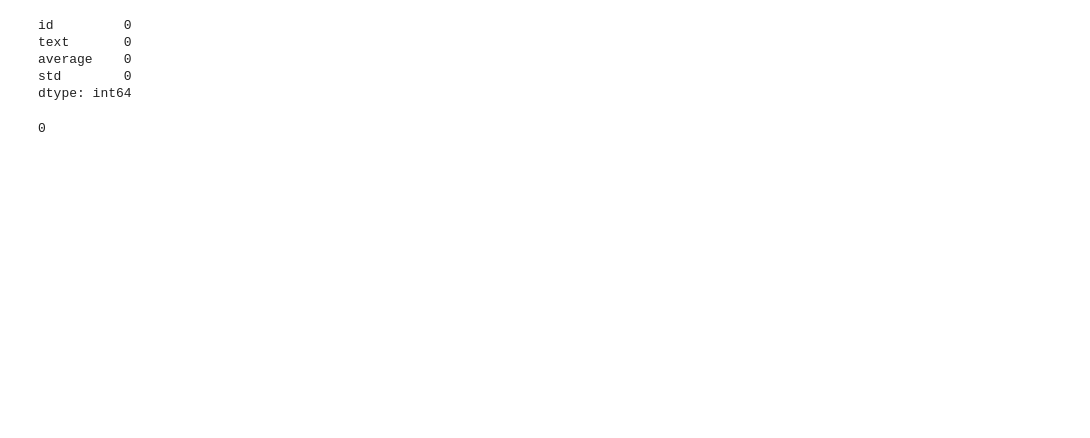
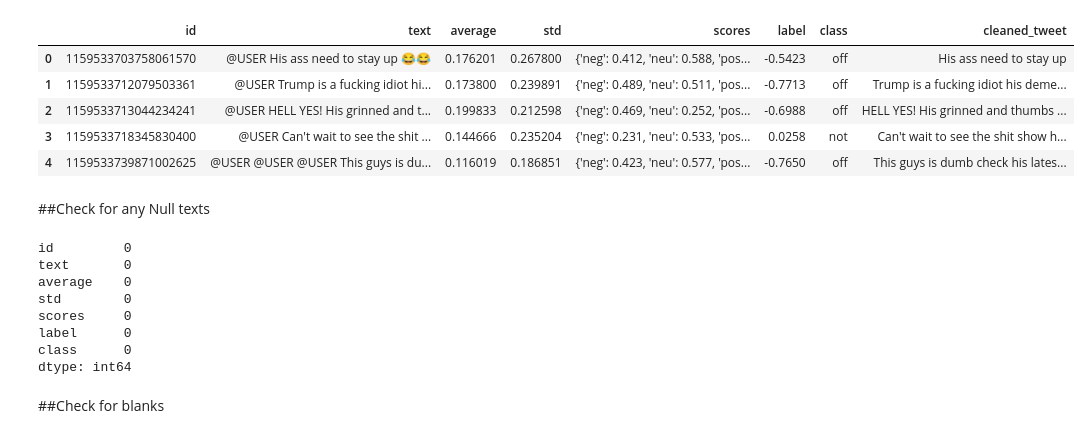
Before and after one commit to hariharanrl/NLP, a Jupyter notebook: NLP_Text_Classification.ipynb, the cells around one changed output. Cells and saved outputs as stored; diff of their text form; code cells hidden in the pictures; blank space fills up the shorter version.

Commit message:
Updated with Tweet Preprocessor and Vader

```diff
--- a/NLP_Text_Classification.ipynb
+++ b/NLP_Text_Classification.ipynb
@@ -17,0 +63,3 @@ data.head()
+# %%
+data['cleaned_tweet']=data['text'].apply(lambda text:p.clean(text))
+data.head()
@@ -17,0 +75,3 @@ data.head()
+# %%
+from nltk.sentiment.vader import SentimentIntensityAnalyzer
+sid = SentimentIntensityAnalyzer()
@@ -17,0 +82,3 @@ data.head()
+# %%
+data['scores']=data['cleaned_tweet'].apply(lambda text:sid.polarity_scores(text))
+data.head()
@@ -17,0 +94,3 @@ data.head()
+# %%
+data['label']=data['scores'].apply(lambda d:d['compound'])
+data.head()
@@ -18,3 +104,15 @@ data.head()
+# %%
+data['class']=data['label'].apply(lambda c:'not' if c>=0 else 'off')
+data.head()
+# %% [output]
+|  | id | text | average | std | scores | label | class | cleaned_tweet |
+| 0 | 1159533703758061570 | @USER His ass need to stay up 😂😂 | 0.176201 | 0.267800 | {'neg': 0.412, 'neu': 0.588, 'pos... | -0.5423 | off | His ass need to stay up |
+| 1 | 1159533712079503361 | @USER Trump is a fucking idiot hi... | 0.173800 | 0.239891 | {'neg': 0.489, 'neu': 0.511, 'pos... | -0.7713 | off | Trump is a fucking idiot his deme... |
+| 2 | 1159533713044234241 | @USER HELL YES! His grinned and t... | 0.199833 | 0.212598 | {'neg': 0.469, 'neu': 0.252, 'pos... | -0.6988 | off | HELL YES! His grinned and thumbs ... |
+| 3 | 1159533718345830400 | @USER Can't wait to see the shit ... | 0.144666 | 0.235204 | {'neg': 0.231, 'neu': 0.533, 'pos... | 0.0258 | not | Can't wait to see the shit show h... |
+| 4 | 1159533739871002625 | @USER @USER @USER This guys is du... | 0.116019 | 0.186851 | {'neg': 0.423, 'neu': 0.577, 'pos... | -0.7650 | off | This guys is dumb check his lates... |
+# %% [markdown]
+##Check for any Null texts
 # %%
 data.isnull().sum()
 # %% [output]
@@ -22,7 +120,12 @@ id         0
 text       0
 average    0
 std        0
+scores     0
+label      0
+class      0
 dtype: int64
+# %% [markdown]
+##Check for blanks
 # %%
 blanks=[]
 for i,j,text,avg,std in data.itertuples():
@@ -30,6 +133,4 @@ for i,j,text,avg,std in data.itertuples():
     if text.isspace():
       blanks.append(i)
 print(len(blanks))
-# %% [output]
-0
 # %%
```
Also changed, not shown: parts of 38 cells of this notebook.
